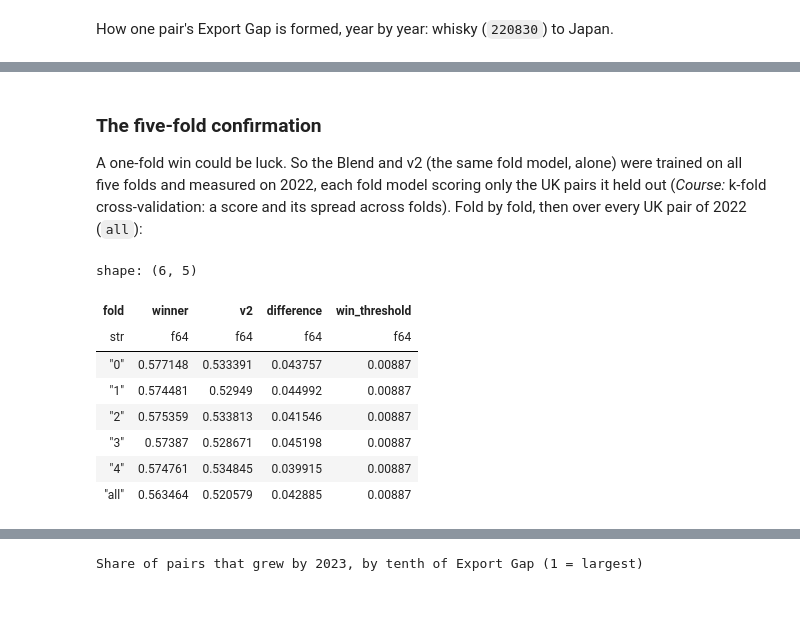
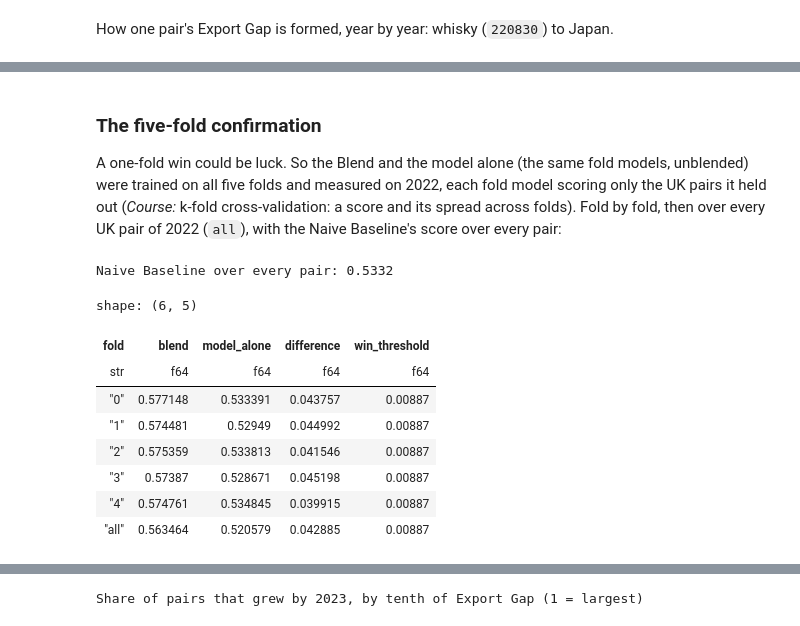
Before and after one commit to noahlb1/exportspredictor, a Jupyter notebook: notebooks/exports_predictor.ipynb, the cells around one changed output, grey strips where cells are left out. Cells and saved outputs as stored; diff of their text form; code cells hidden in the pictures.

```diff
--- a/notebooks/exports_predictor.ipynb
+++ b/notebooks/exports_predictor.ipynb
@@ -47,11 +47,13 @@ from exportspredictor.reporting import history
 if FIXTURE_MODE:
     world = build_world()
     # The fixture's ablation and learning curve travel with its artefact, as the real ones do.
-    experiment_results = experiments.run(experiments.fixture_data(world), experiments.FIXTURE_PLAN)
-    bundle = pipeline.build_artefacts(
-        world, source=pipeline.FIXTURE_SOURCE, experiment_results=experiment_results, parts=pipeline.Parts.every(),
-        rescore=pipeline.fixture_rescore(world),
-    )
+    # The build's progress log is not shown: it also reports checks that belong to the Model History.
+    with contextlib.redirect_stdout(io.StringIO()):
+        experiment_results = experiments.run(experiments.fixture_data(world), experiments.FIXTURE_PLAN)
+        bundle = pipeline.build_artefacts(
+            world, source=pipeline.FIXTURE_SOURCE, experiment_results=experiment_results,
+            parts=pipeline.Parts(event_backtests=True, constraint_comparison=True, ppml_benchmark=True),
+        )
     # The fixture world's four years are too few for ITC's realisation test, so it runs on a synthetic base-year panel.
     bundle = realisation.with_itc_comparison(bundle, realisation.realisation_report(realisation.fixture_panel()))
 else:
@@ -59,7 +61,7 @@ else:
     # the newest version is read here, with the saved ablation and learning curve. Nothing is rebuilt.
     bundle = artefacts.load_latest(artefacts_dir())
     experiment_results = experiments.load()
-# The saved evaluation report, read in today's words (the Blend, the Naive Baseline); no figure changes.
-report = comparison.relabelled(bundle.evaluation)
+# The saved evaluation report, in the Glossary's words; no figure changes.
+report = evaluation.relabelled(bundle.evaluation)
 print(reporting.provenance(bundle))
 # %% [output]
@@ -498,7 +476,7 @@ The model was re-chosen by an experiment loop (`exportspredictor.loop`, ADR 0008
 - **Win Threshold**: twice the Noise Floor's standard deviation, and at least 0.005. An Arm is kept only if it beats the best so far by more than this; otherwise every Arm of that experiment is dropped (*Course:* defensible selection and the one-standard-error rule, made stricter and fixed in advance).
 - Arms run on one seed against a cached base, so comparisons are paired. No Arm was added or re-run after its result was seen.
 # %%
-summary = model_choice.ranking_summary(bundle.metadata.get("ranking_experiments"))
-print(model_choice.how_chosen(bundle.metadata)["text"])
-None if summary is None else {key: summary[key] for key in ("validation_year", "noise_floor_sd", "win_threshold")}
+chosen = model_choice.how_chosen(bundle.metadata)
+print(chosen["text"])
+{key: chosen.get(key) for key in ("validation_year", "noise_floor_sd", "win_threshold")}
 # %% [output]
@@ -558,12 +521,16 @@ Each Arm against the best so far, Selection Measure on 2022
 # %% [markdown]
 ### The five-fold confirmation
 
-A one-fold win could be luck. So the Blend and v2 (the same fold model, alone) were trained on all five folds and measured on 2022, each fold model scoring only the UK pairs it held out (*Course:* k-fold cross-validation: a score and its spread across folds). Fold by fold, then over every UK pair of 2022 (`all`):
+A one-fold win could be luck. So the Blend and the model alone (the same fold models, unblended) were trained on all five folds and measured on 2022, each fold model scoring only the UK pairs it held out (*Course:* k-fold cross-validation: a score and its spread across folds). Fold by fold, then over every UK pair of 2022 (`all`), with the Naive Baseline's score over every pair:
 # %%
-history.confirmation(bundle)
+confirmed = chosen["confirmation"]
+if confirmed is not None:
+    print(f"Naive Baseline over every pair: {confirmed['naive']:.4f}")
+reporting.five_fold_confirmation(bundle)
 # %% [output]
-shape: (6, 5)
+Naive Baseline over every pair: 0.5332
+shape: (6, 5)
-| fold | winner | v2 | difference | win_threshold |
+| fold | blend | model_alone | difference | win_threshold |
 | str | f64 | f64 | f64 | f64 |
 | "0" | 0.577148 | 0.533391 | 0.043757 | 0.00887 |
 | "1" | 0.574481 | 0.52949 | 0.044992 | 0.00887 |
```
Also changed, not shown: parts of 117 cells of this notebook, 2 other files.
